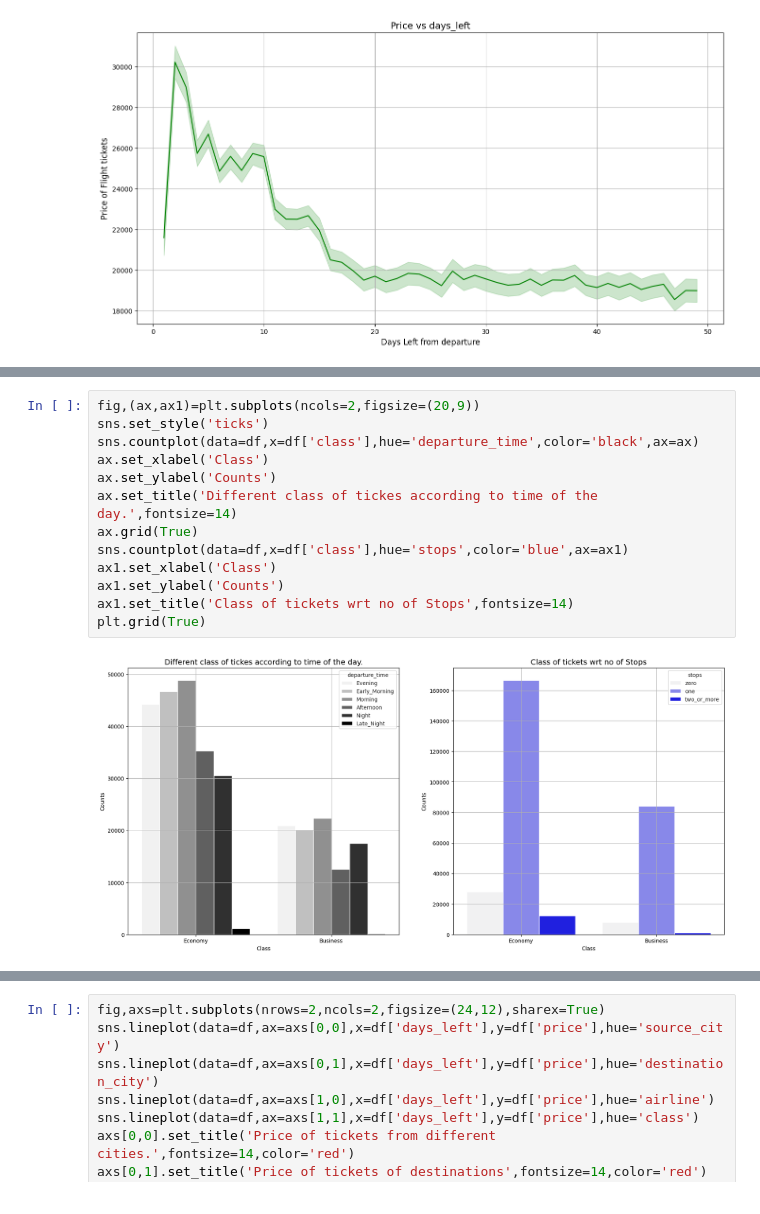
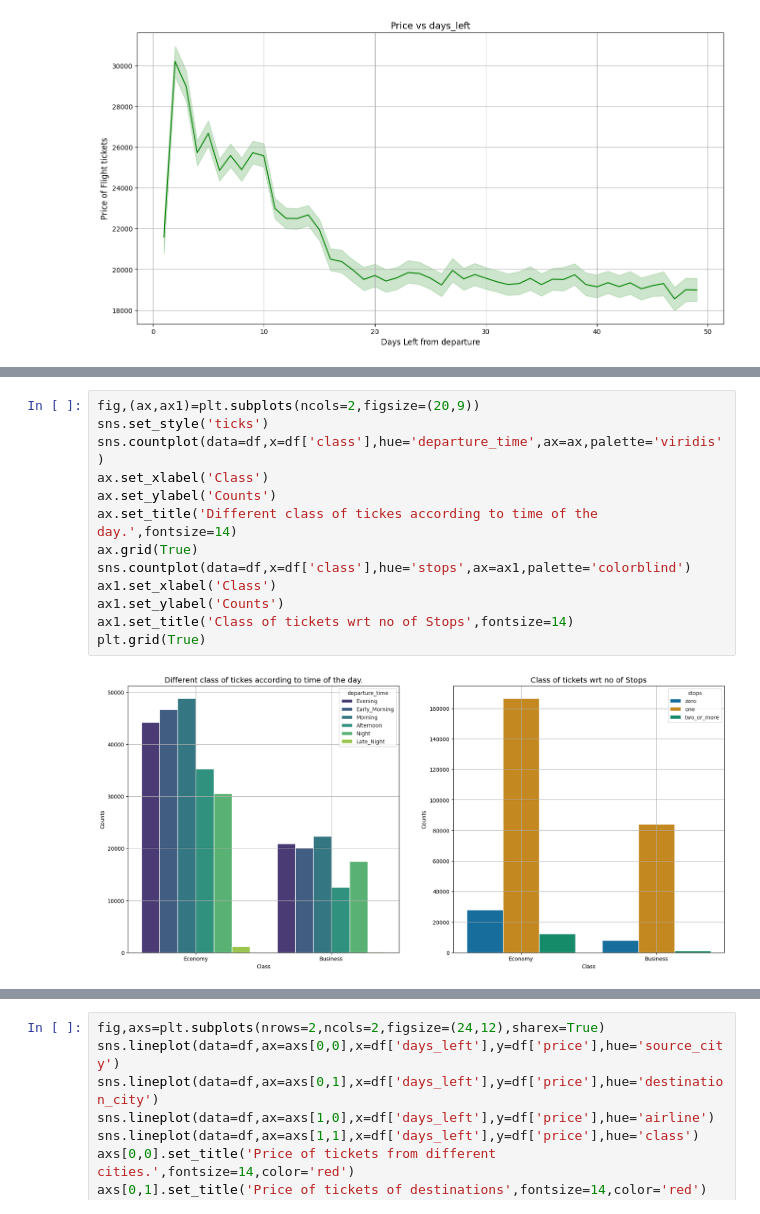
Before and after one commit to aarnab123/Air-ticket_Price_Analysis_Regression, a Jupyter notebook: flight_cost_analysis.ipynb, the cells around one changed output, grey strips where cells are left out. Cells and saved outputs as stored; diff of their text form.

```diff
--- a/flight_cost_analysis.ipynb
+++ b/flight_cost_analysis.ipynb
@@ -211,15 +240,15 @@ plt.grid(True)
 # %%
 fig,(ax,ax1)=plt.subplots(ncols=2,figsize=(20,9))
 sns.set_style('ticks')
-sns.countplot(data=df,x=df['class'],hue='departure_time',color='black',ax=ax)
+sns.countplot(data=df,x=df['class'],hue='departure_time',ax=ax,palette='viridis')
 ax.set_xlabel('Class')
 ax.set_ylabel('Counts')
 ax.set_title('Different class of tickes according to time of the day.',fontsize=14)
 ax.grid(True)
-sns.countplot(data=df,x=df['class'],hue='stops',color='blue',ax=ax1)
+sns.countplot(data=df,x=df['class'],hue='stops',ax=ax1,palette='colorblind')
 ax1.set_xlabel('Class')
 ax1.set_ylabel('Counts')
 ax1.set_title('Class of tickets wrt no of Stops',fontsize=14)
 plt.grid(True)
 # %% [output]
-[figure, old version]
+[figure, new version]
```
Also changed, not shown: parts of 57 cells of this notebook.
